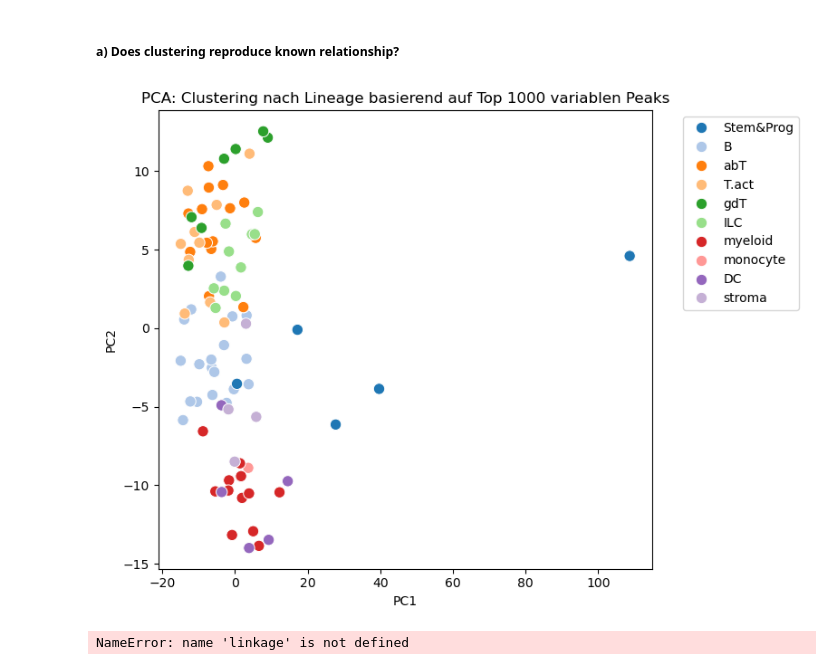
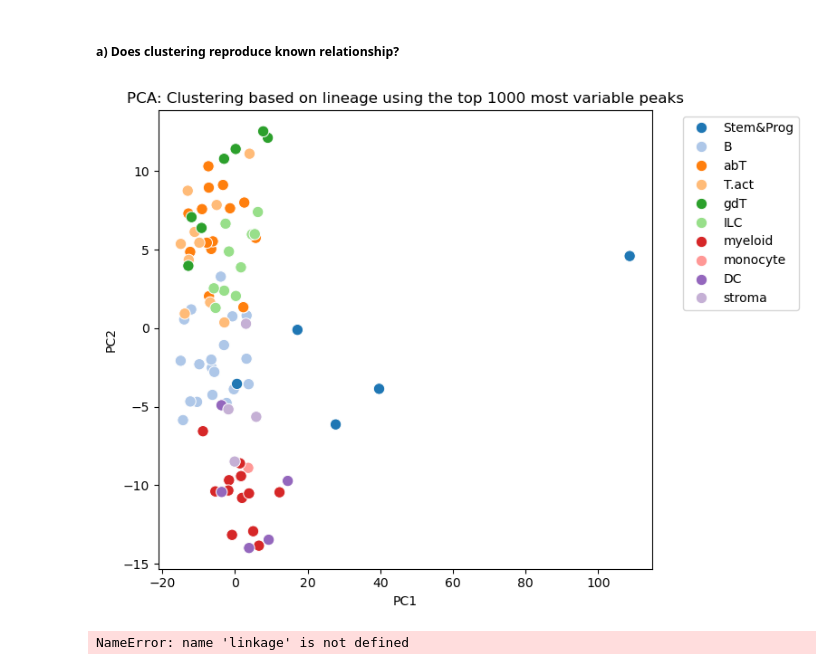
Before and after one commit to Topic2-Gene-Regulation-Immune-Cells/B-cells-Team1, a Jupyter notebook: ATAC_seq.ipynb, the cells around one changed output. Saved outputs shown, nothing was run; the diff lists cells and outputs as text; code cells hidden in the pictures.

```diff
--- a/ATAC_seq.ipynb
+++ b/ATAC_seq.ipynb
@@ -1016,42 +1015,42 @@ Passing `palette` without assigning `hue` is deprecated and will be removed in v
 ##### a) Does clustering reproduce known relationship?
 # %%
 # top 1000 variable peaks
-variances = ATAC_scaled.var(axis=1)  # Zeilen = Peaks, da transponiert
+variances = ATAC_scaled.var(axis=1)  # rows = peaks
 top_peaks = variances.sort_values(ascending=False).head(1000).index
-ATAC_reduced = ATAC_scaled.loc[top_peaks]  # Subset auf 1000 Peaks
+ATAC_reduced = ATAC_scaled.loc[top_peaks]  # subset to 1000 peaks
 
 # samples = rows
 df_pca_input = ATAC_reduced.T
 
 # PCA
 pca = PCA(n_components=2)
 pca_result = pca.fit_transform(df_pca_input)
 
 # save in dataframe
 df_pca = pd.DataFrame(pca_result, columns=["PC1", "PC2"], index=df_pca_input.index)
 
 # celltype annotation
 QC = pd.read_csv("data/ATAC_QCmatric.csv", sep=";")
 QC.columns = QC.columns.str.strip()
 QC["CellType"] = QC["CellType"].str.strip()
 
 # unique celltypes
 qc_unique = QC.drop_duplicates(subset="CellType", keep="first")
 
 # carry out mapping safely
 df_pca["Lineage"] = df_pca.index.map(qc_unique.set_index("CellType")["Lineage"])
 
 # plot
 plt.figure(figsize=(8, 6))
 sns.scatterplot(data=df_pca, x="PC1", y="PC2", hue="Lineage", palette="tab20", s=80)
-plt.title("PCA: Clustering nach Lineage basierend auf Top 1000 variablen Peaks")
+plt.title("PCA: Clustering based on lineage using the top 1000 most variable peaks")
 plt.xlabel("PC1")
 plt.ylabel("PC2")
 plt.legend(bbox_to_anchor=(1.05, 1), loc='upper left')
 plt.tight_layout()
 plt.show()
 # %% [output]
-[figure, old version]
+[figure, new version]
 # %%
 # clustering by coloring the clusters for comparison
 Z = linkage(df_pca_without_outliner[['PC1','PC2']], method='average', metric='euclidean')
```
Also changed, not shown: parts of 20 cells of this notebook, 1 other file.
